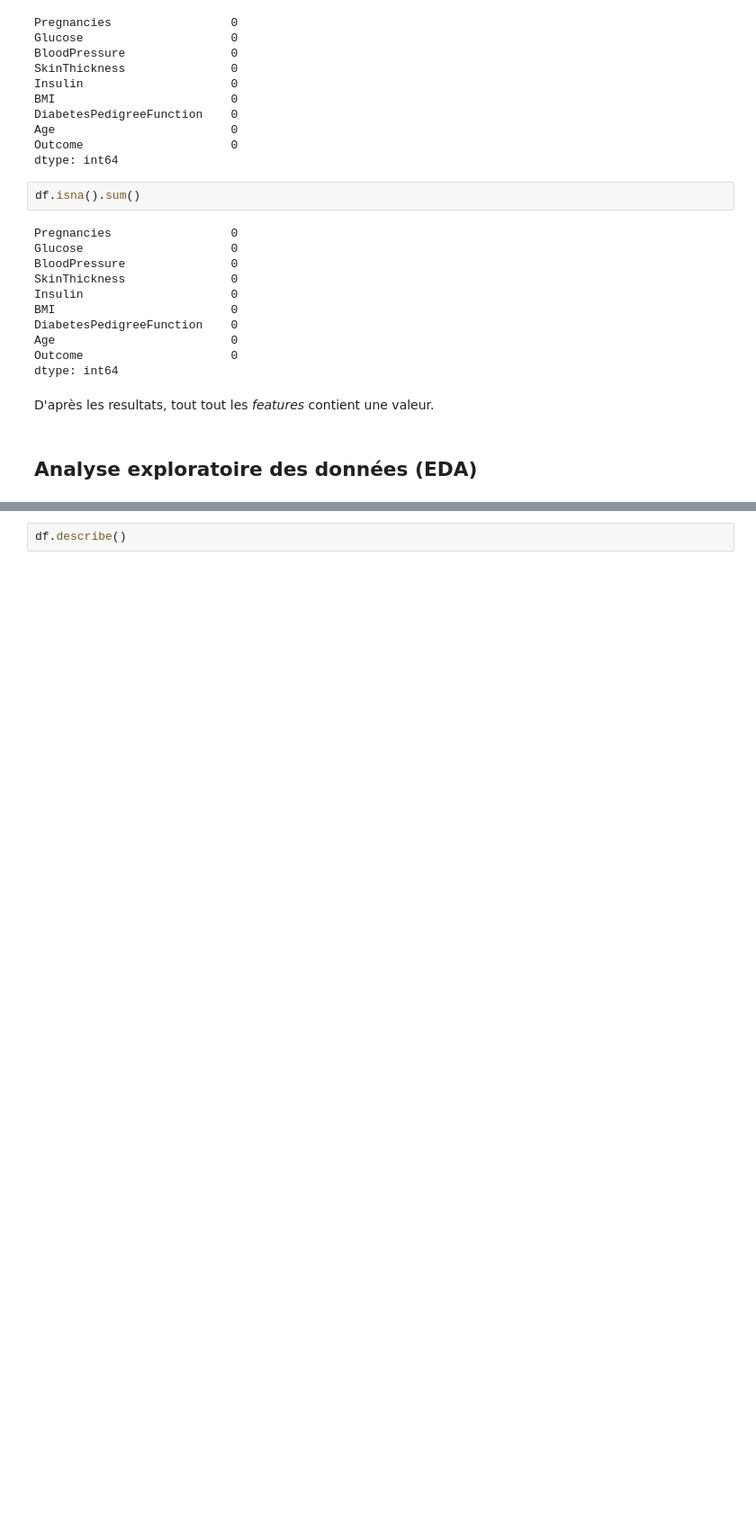
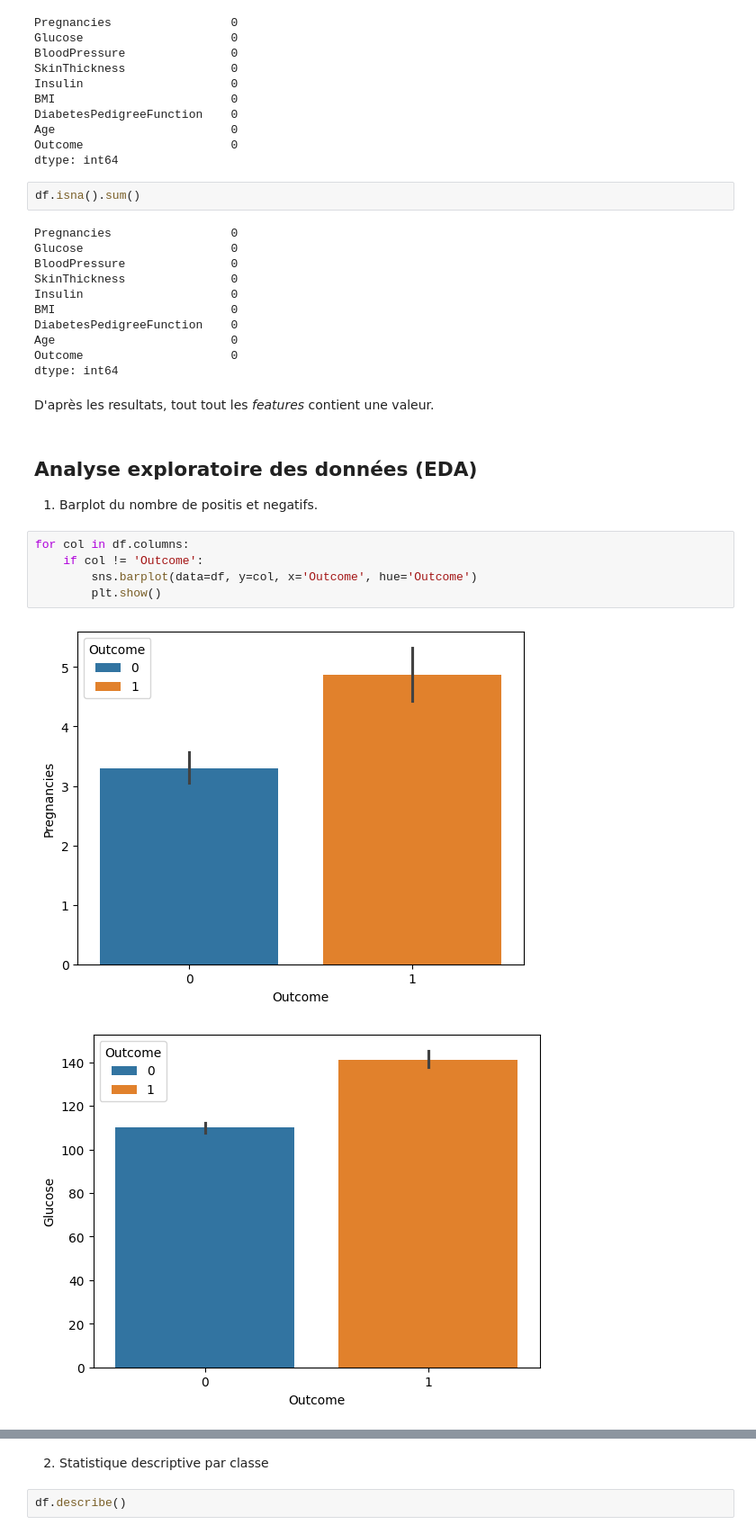
Before and after one commit to mahefatsiresy/ispm-ml-m2-2025, a Jupyter notebook: tp1-partie-c.ipynb, the cells around one changed output, grey strips where cells are left out. Shown: that part at 90% size. Drawn from its saved outputs; the diff is of its cells as text; blank space fills up the shorter version.

```diff
--- a/tp1-partie-c.ipynb
+++ b/tp1-partie-c.ipynb
@@ -47,3 +52,13 @@ dtype: int64
 D'après les resultats, tout tout les *features* contient une valeur.
 # %% [markdown]
 ## Analyse exploratoire des données (EDA)
+
+1. Barplot du nombre de positis et negatifs.
+# %%
+for col in df.columns:
+    if col != 'Outcome':
+        sns.barplot(data=df, y=col, x='Outcome', hue='Outcome')
+        plt.show()
+# %% [output]
+[figure, added]
+[figure, added]
@@ -50,3 +71,5 @@ D'après les resultats, tout tout les *features* contient une valeur.
+# %% [markdown]
+2. Statistique descriptive par classe
 # %%
 df.describe()
 # %% [output]
```
Also changed, not shown: parts of 4 cells of this notebook, 1 other file.
